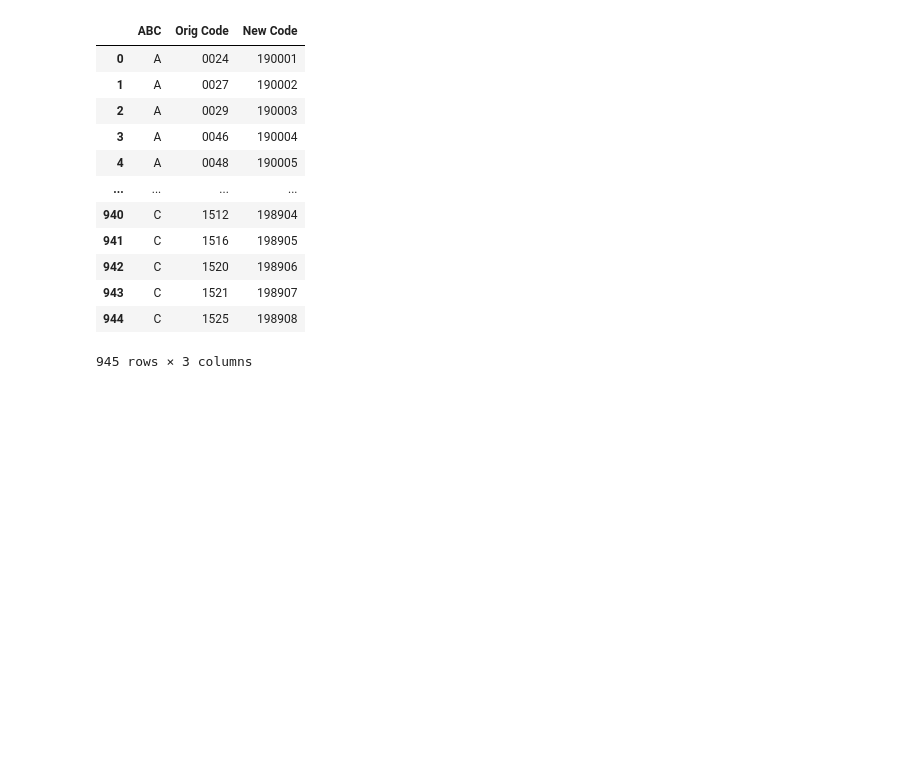
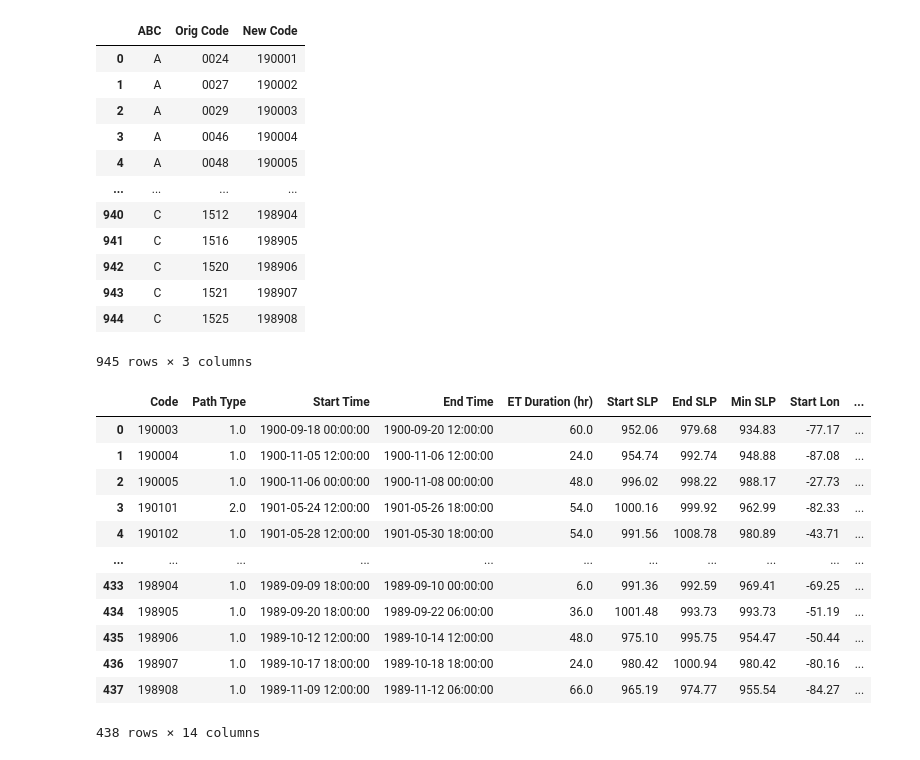
Before and after one commit to Luigi728/Penn_State_Research, a Jupyter notebook: RCP_Analysis_V2.1.ipynb, the cells around one changed output. Saved outputs shown, nothing was run; the diff lists cells and outputs as text; code cells hidden in the pictures; blank space fills up the shorter version.

```diff
--- a/RCP_Analysis_V2.1.ipynb
+++ b/RCP_Analysis_V2.1.ipynb
@@ -175,3 +170,12 @@ def Combine_DF(DF_A, DF_B, DF_C, Orig_List_A, Orig_List_B, Orig_List_C, Model):
+# %%
+def Update_Year(Orig_Time, Year_Diff):
+    Year_Update = Orig_Time.year + Year_Diff
+# Febuary 29 Problems
+    if Orig_Time.month == 2 and Orig_Time.day == 29:
+        New_Time = Orig_Time.replace(year=Year_Update, day=28)
+    else:
+        New_Time = Orig_Time.replace(year=Year_Update)
+    return (New_Time)
 # %%
 # Open File
 Control_A_DF_Orig, Control_A_Storm_List_Orig = Create_DF(Diri + 'traj_et_dtime900.002_avg')
@@ -240,0 +258,18 @@ def Create_DF_2(File, Control_Codes):
+# %%
+# Combine ET DataFrames
+def ET_Combine_DF(ET_DF_A, ET_DF_B, ET_DF_C, Main_DF):
+# Concatenate Other Variables
+    Vars = ["ET Duration (hr)", "Path Type", "Start SLP", "End SLP"]
+    Total_Length = len(ET_DF_A) + len(ET_DF_B) + len(ET_DF_C)
+    Array = numpy.zeros((4,Total_Length))
+    for n in range(4):
+        Array[n] = numpy.concatenate((ET_DF_A[Vars[n]], ET_DF_B[Vars[n]], ET_DF_C[Vars[n]]))
+    Codes = list(ET_DF_A["Code"]) + list(ET_DF_B["Code"]) + list(ET_DF_C["Code"])
+    Start_Time = list(ET_DF_A["Start Time"]) + list(ET_DF_B["Start Time"]) + list(ET_DF_C["Start Time"])
+    End_Time = list(ET_DF_A["End Time"]) + list(ET_DF_B["End Time"]) + list(ET_DF_C["End Time"])
+    ET_DF = pandas.DataFrame({"Code": Codes, "Path Type": Array[1], "Start Time": Start_Time, "End Time": End_Time, \
+    "ET Duration (hr)": Array[0], "Start SLP": Array[2], "End SLP": Array[3]})
+    ET_DF = ET_Lat_Lon(Main_DF, ET_DF)
+    ET_DF = ET_Distance(ET_DF)
+    ET_DF = ET_Trop_Life(Main_DF, ET_DF)
+    return (ET_DF)
@@ -240,0 +327,20 @@ def Create_DF_2(File, Control_Codes):
+# %%
+Control_A_ET_DF_Orig = Create_ET_DF(Diri+'etdetails_dtime900.002.txt', Control_Codes, Control_Year_Diffs[0], "A")
+Control_B_ET_DF_Orig = Create_ET_DF(Diri+'etdetails_dtime900.002.txt', Control_Codes, Control_Year_Diffs[1], "B")
+Control_C_ET_DF_Orig = Create_ET_DF(Diri+'etdetails_dtime900.002.txt', Control_Codes, Control_Year_Diffs[2], "C")
+Control_ET_DF = ET_Combine_DF(Control_A_ET_DF_Orig, Control_B_ET_DF_Orig, Control_C_ET_DF_Orig, Control_DF)
+Control_ET_DF
+# %% [output]
+|  | Code | Path Type | Start Time | End Time | ET Duration (hr) | Start SLP | End SLP | Min SLP | Start Lon | ... |
+| 0 | 190003 | 1.0 | 1900-09-18 00:00:00 | 1900-09-20 12:00:00 | 60.0 | 952.06 | 979.68 | 934.83 | -77.17 | ... |
+| 1 | 190004 | 1.0 | 1900-11-05 12:00:00 | 1900-11-06 12:00:00 | 24.0 | 954.74 | 992.74 | 948.88 | -87.08 | ... |
+| 2 | 190005 | 1.0 | 1900-11-06 00:00:00 | 1900-11-08 00:00:00 | 48.0 | 996.02 | 998.22 | 988.17 | -27.73 | ... |
+| 3 | 190101 | 2.0 | 1901-05-24 12:00:00 | 1901-05-26 18:00:00 | 54.0 | 1000.16 | 999.92 | 962.99 | -82.33 | ... |
+| 4 | 190102 | 1.0 | 1901-05-28 12:00:00 | 1901-05-30 18:00:00 | 54.0 | 991.56 | 1008.78 | 980.89 | -43.71 | ... |
+| ... | ... | ... | ... | ... | ... | ... | ... | ... | ... | ... |
+| 433 | 198904 | 1.0 | 1989-09-09 18:00:00 | 1989-09-10 00:00:00 | 6.0 | 991.36 | 992.59 | 969.41 | -69.25 | ... |
+| 434 | 198905 | 1.0 | 1989-09-20 18:00:00 | 1989-09-22 06:00:00 | 36.0 | 1001.48 | 993.73 | 993.73 | -51.19 | ... |
+| 435 | 198906 | 1.0 | 1989-10-12 12:00:00 | 1989-10-14 12:00:00 | 48.0 | 975.10 | 995.75 | 954.47 | -50.44 | ... |
+| 436 | 198907 | 1.0 | 1989-10-17 18:00:00 | 1989-10-18 18:00:00 | 24.0 | 980.42 | 1000.94 | 980.42 | -80.16 | ... |
+| 437 | 198908 | 1.0 | 1989-11-09 12:00:00 | 1989-11-12 06:00:00 | 66.0 | 965.19 | 974.77 | 955.54 | -84.27 | ... |
+438 rows × 14 columns
```
Also changed, not shown: parts of 11 cells of this notebook.
